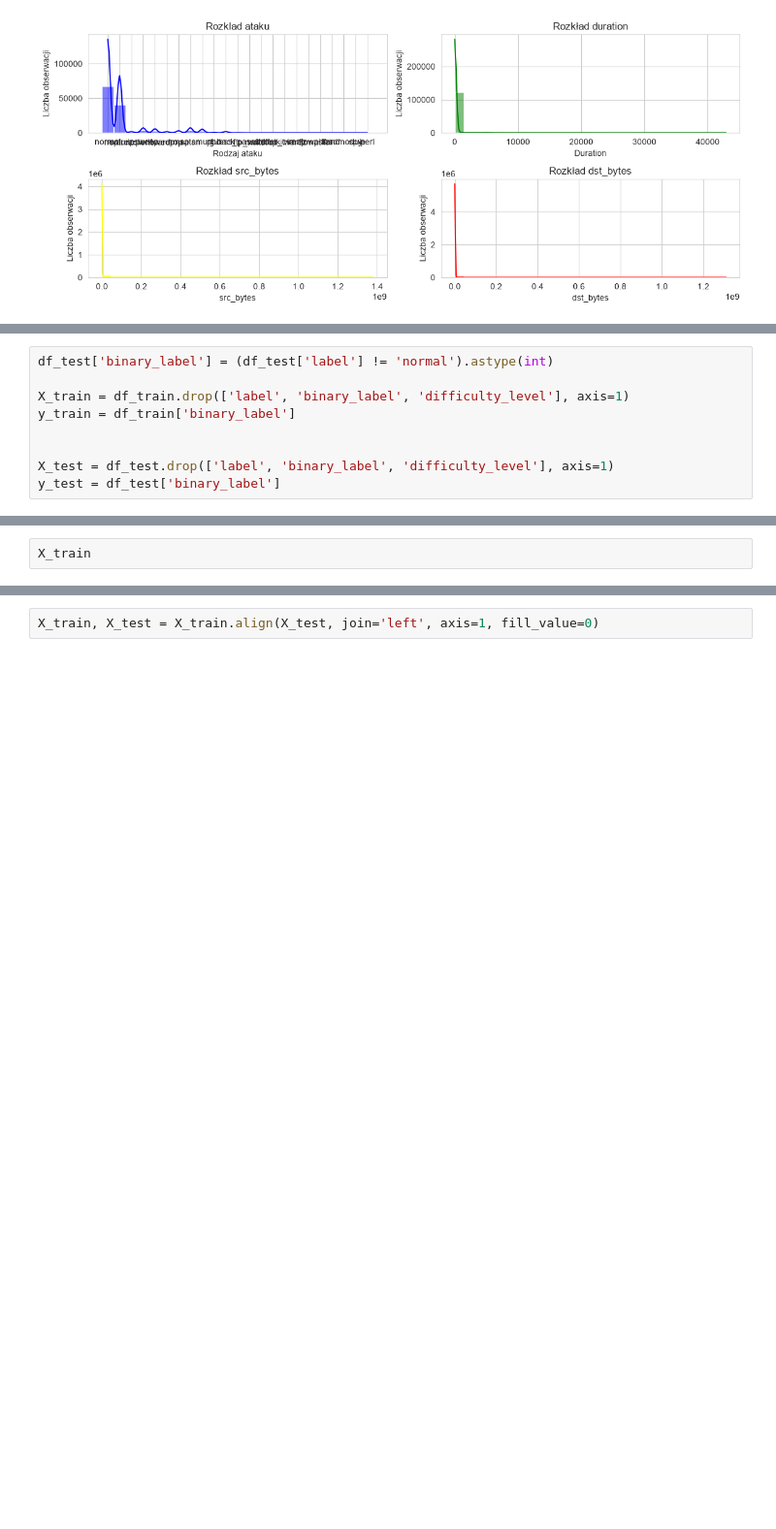
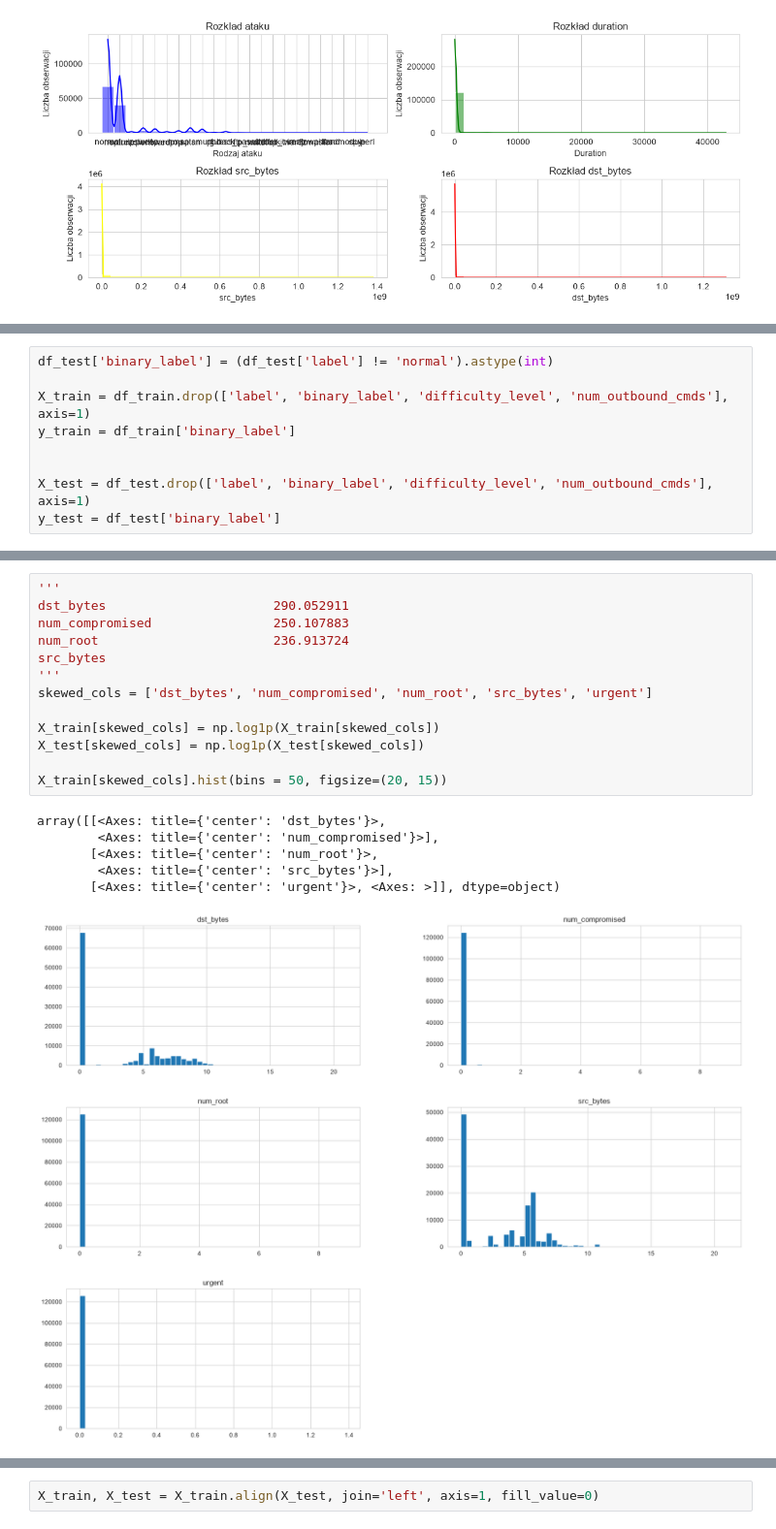
Before and after one commit to svmod3/network-intrusion-detection, a Jupyter notebook: notebooks/01_eda_modeling.ipynb, the cells around one changed output, grey strips where cells are left out. Shown at 97% size. Cells and saved outputs as stored; diff of their text form; blank space fills up the shorter version.

```diff
--- a/notebooks/01_eda_modeling.ipynb
+++ b/notebooks/01_eda_modeling.ipynb
@@ -158,11 +251,11 @@ correlation_matrix['binary_label']
 # %%
 df_test['binary_label'] = (df_test['label'] != 'normal').astype(int)
 
-X_train = df_train.drop(['label', 'binary_label', 'difficulty_level'], axis=1)
+X_train = df_train.drop(['label', 'binary_label', 'difficulty_level', 'num_outbound_cmds'], axis=1)
 y_train = df_train['binary_label']
 
 
-X_test = df_test.drop(['label', 'binary_label', 'difficulty_level'], axis=1)
+X_test = df_test.drop(['label', 'binary_label', 'difficulty_level', 'num_outbound_cmds'], axis=1)
 y_test = df_test['binary_label']
 # %%
 print(X_train.shape, y_train.shape)
@@ -170,2 +266,20 @@ print(X_test.shape, y_test.shape)
 # %%
-X_train
+'''
+dst_bytes                      290.052911
+num_compromised                250.107883
+num_root                       236.913724
+src_bytes
+'''
+skewed_cols = ['dst_bytes', 'num_compromised', 'num_root', 'src_bytes', 'urgent']
+
+X_train[skewed_cols] = np.log1p(X_train[skewed_cols])
+X_test[skewed_cols] = np.log1p(X_test[skewed_cols])
+
+X_train[skewed_cols].hist(bins = 50, figsize=(20, 15))
+# %% [output]
+array([[<Axes: title={'center': 'dst_bytes'}>,
+        <Axes: title={'center': 'num_compromised'}>],
+       [<Axes: title={'center': 'num_root'}>,
+        <Axes: title={'center': 'src_bytes'}>],
+       [<Axes: title={'center': 'urgent'}>, <Axes: >]], dtype=object)
+[figure, added]
```
Also changed, not shown: parts of 16 cells of this notebook.
